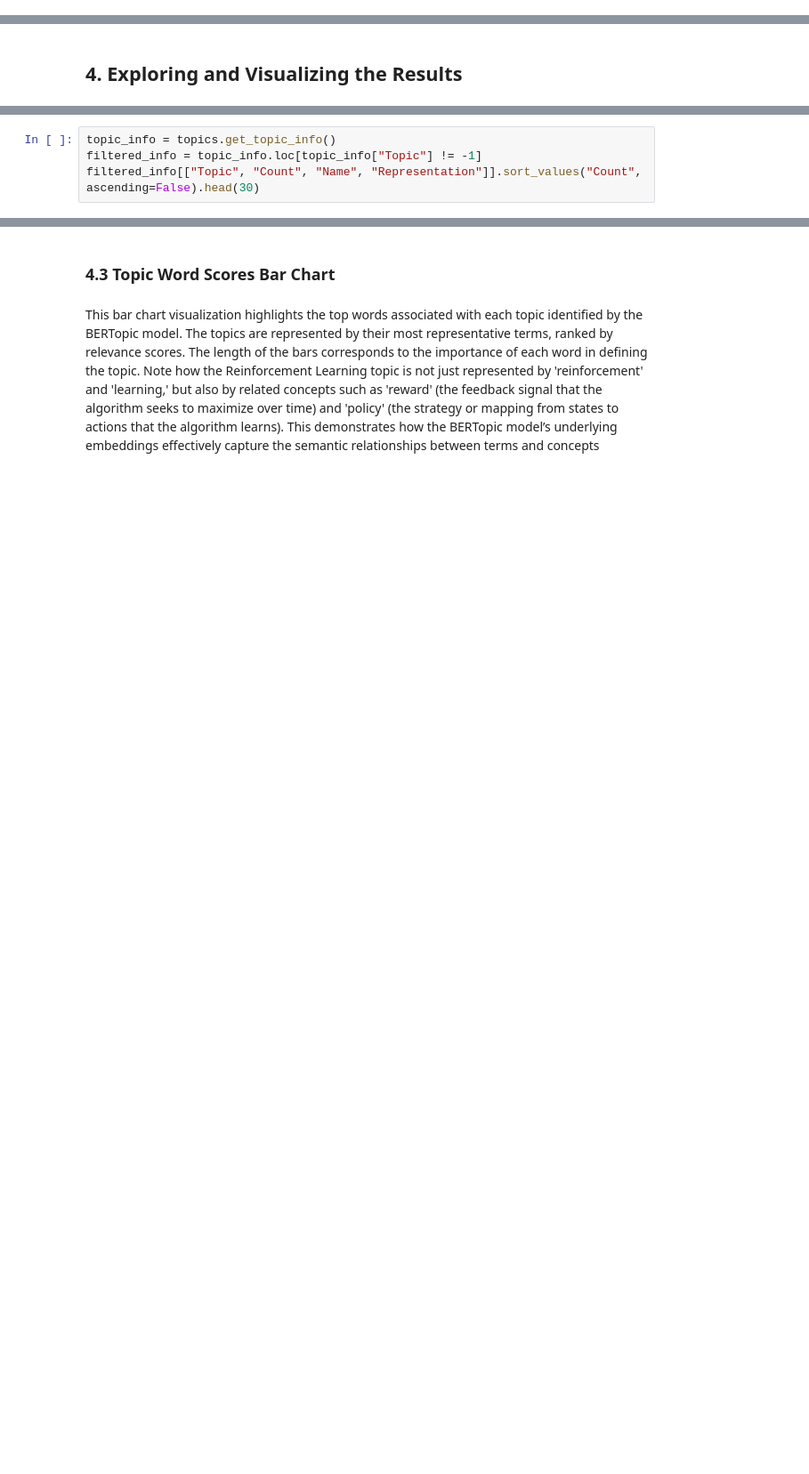
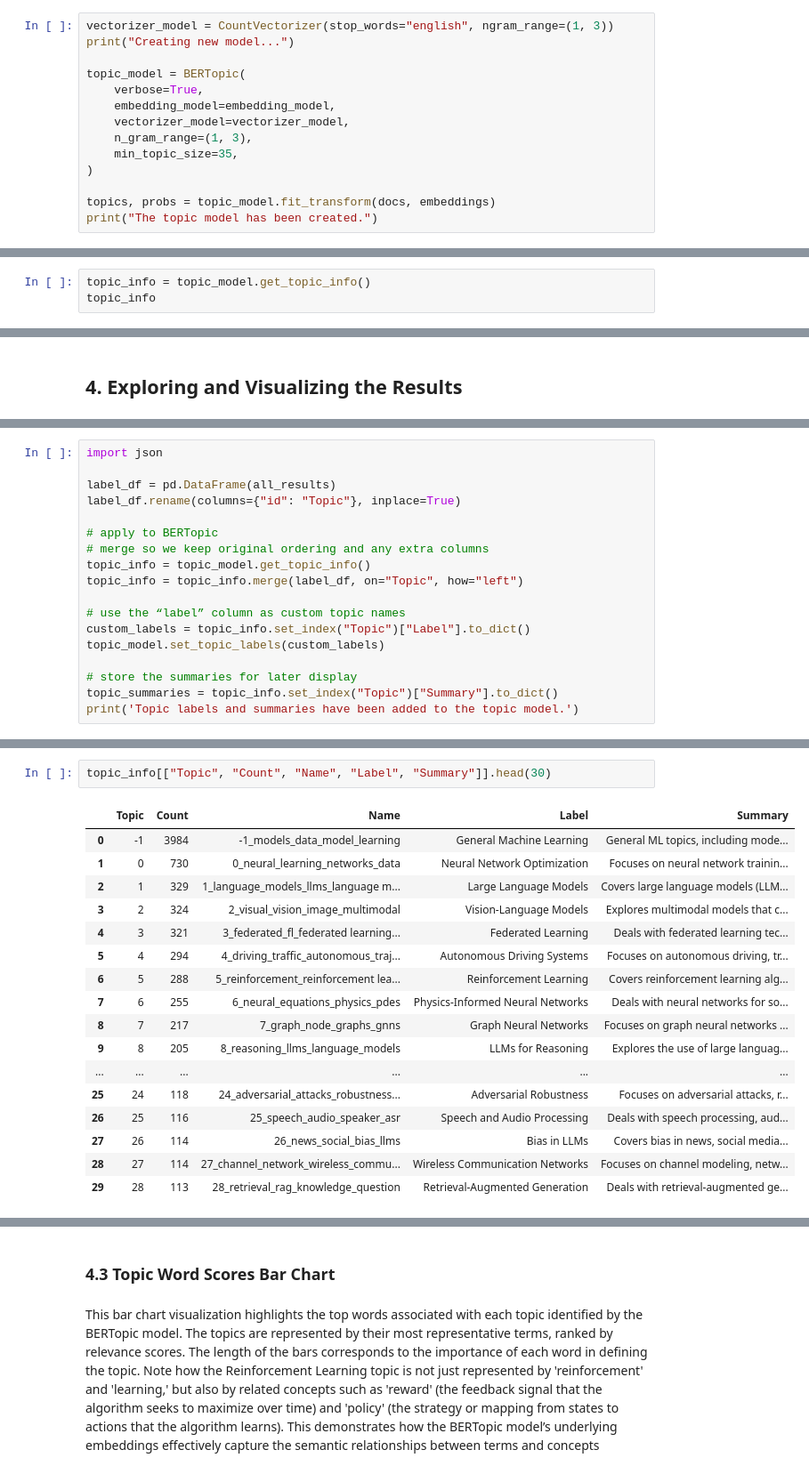
Before and after one commit to 13lop/capstone, a Jupyter notebook: arxiv-topic-modeling.ipynb, the cells around one changed output, grey strips where cells are left out. Shown at 89% size. Cells and saved outputs as stored; diff of their text form; blank space fills up the shorter version.

Commit message:
Kaggle Notebook | arxiv-topic-modeling | Version 16

```diff
--- a/arxiv-topic-modeling.ipynb
+++ b/arxiv-topic-modeling.ipynb
@@ -183,0 +145,14 @@ The topic model has been created.
+# %%
+vectorizer_model = CountVectorizer(stop_words="english", ngram_range=(1, 3))
+print("Creating new model...")
+
+topic_model = BERTopic(
+    verbose=True,
+    embedding_model=embedding_model,
+    vectorizer_model=vectorizer_model,
+    n_gram_range=(1, 3),
+    min_topic_size=35,
+)
+
+topics, probs = topic_model.fit_transform(docs, embeddings)
+print("The topic model has been created.")
@@ -183,0 +174,3 @@ The topic model has been created.
+# %%
+topic_info = topic_model.get_topic_info()
+topic_info
@@ -248,0 +318,18 @@ Topic Diversity: 0.85
+# %%
+import json
+
+label_df = pd.DataFrame(all_results)
+label_df.rename(columns={"id": "Topic"}, inplace=True)
+
+# apply to BERTopic
+# merge so we keep original ordering and any extra columns
+topic_info = topic_model.get_topic_info()
+topic_info = topic_info.merge(label_df, on="Topic", how="left")
+
+# use the “label” column as custom topic names
+custom_labels = topic_info.set_index("Topic")["Label"].to_dict()
+topic_model.set_topic_labels(custom_labels)
+
+# store the summaries for later display
+topic_summaries = topic_info.set_index("Topic")["Summary"].to_dict()
+print('Topic labels and summaries have been added to the topic model.')
@@ -253,4 +341,0 @@ The table shows the top 30 most frequent topics, with the outlier topic (Topic -
-# %%
-topic_info = topics.get_topic_info()
-filtered_info = topic_info.loc[topic_info["Topic"] != -1]
-filtered_info[["Topic", "Count", "Name", "Representation"]].sort_values("Count", ascending=False).head(30)
@@ -275 +342,21 @@ filtered_info[["Topic", "Count", "Name", "Representation"]].sort_values("Count",
+# %%
+topic_info[["Topic", "Count", "Name", "Label", "Summary"]].head(30)
+# %% [output]
+|  | Topic | Count | Name | Label | Summary |
+| 0 | -1 | 3984 | -1_models_data_model_learning | General Machine Learning | General ML topics, including mode... |
+| 1 | 0 | 730 | 0_neural_learning_networks_data | Neural Network Optimization | Focuses on neural network trainin... |
+| 2 | 1 | 329 | 1_language_models_llms_language m... | Large Language Models | Covers large language models (LLM... |
+| 3 | 2 | 324 | 2_visual_vision_image_multimodal | Vision-Language Models | Explores multimodal models that c... |
+| 4 | 3 | 321 | 3_federated_fl_federated learning... | Federated Learning | Deals with federated learning tec... |
+| 5 | 4 | 294 | 4_driving_traffic_autonomous_traj... | Autonomous Driving Systems | Focuses on autonomous driving, tr... |
+| 6 | 5 | 288 | 5_reinforcement_reinforcement lea... | Reinforcement Learning | Covers reinforcement learning alg... |
+| 7 | 6 | 255 | 6_neural_equations_physics_pdes | Physics-Informed Neural Networks | Deals with neural networks for so... |
+| 8 | 7 | 217 | 7_graph_node_graphs_gnns | Graph Neural Networks | Focuses on graph neural networks ... |
+| 9 | 8 | 205 | 8_reasoning_llms_language_models | LLMs for Reasoning | Explores the use of large languag... |
+| ... | ... | ... | ... | ... | ... |
+| 25 | 24 | 118 | 24_adversarial_attacks_robustness... | Adversarial Robustness | Focuses on adversarial attacks, r... |
+| 26 | 25 | 116 | 25_speech_audio_speaker_asr | Speech and Audio Processing | Deals with speech processing, aud... |
+| 27 | 26 | 114 | 26_news_social_bias_llms | Bias in LLMs | Covers bias in news, social media... |
+| 28 | 27 | 114 | 27_channel_network_wireless_commu... | Wireless Communication Networks | Focuses on channel modeling, netw... |
+| 29 | 28 | 113 | 28_retrieval_rag_knowledge_question | Retrieval-Augmented Generation | Deals with retrieval-augmented ge... |
 # %% [markdown]
```
Also changed, not shown: parts of 47 cells of this notebook.
